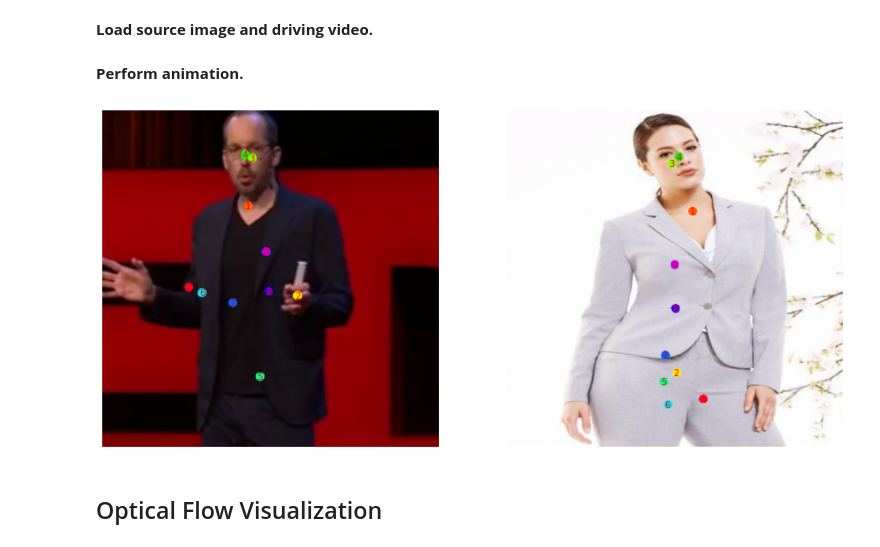
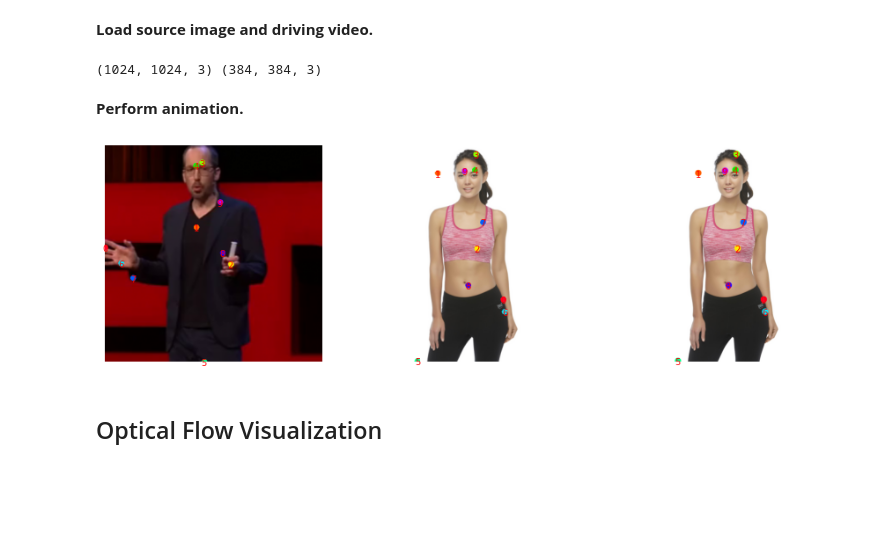
Before and after one commit to akatigre/MRAA-ours, a Jupyter notebook: demo.ipynb, the cells around one changed output. Cells and saved outputs as stored; diff of their text form; code cells hidden in the pictures; blank space fills up the shorter version.

```diff
--- a/demo.ipynb
+++ b/demo.ipynb
@@ -36,14 +36,20 @@ import pickle as pkl
 
 warnings.filterwarnings("ignore")
 dataset = 'ted'
-source_name = f"data/{dataset}/ted_proportionX.png" # "Hitmonchan"
-source_image = imageio.imread(source_name)
+# source_name = f"data/{dataset}/img_00000027.jpg" # "Hitmonchan"
+source_name = f"../prepare_data/deepFashion/img_highres/2-in-1_Space_Dye_Athletic_Tank/img_00000005.jpg"
+source_image = resize(imageio.imread(source_name), (1024, 1024))[..., :3]
+
 driving_video = imageio.mimread(f'data/{dataset}/driving1.mp4')
 
 video_shape = (384, 384) if dataset=='ted' else (256, 256)
-source_image = resize(source_image, video_shape)[..., :3]
+# video_shape = (64, 64)
+source_image256 = resize(source_image, video_shape)[..., :3]
+
 driving_video = [resize(frame, video_shape)[..., :3] for frame in driving_video]
-assert source_image.shape==driving_video[0].shape, f"Frame and image shape mismatch: {source_image.shape}"
+print(source_image.shape, source_image256.shape)
+# %% [output]
+(1024, 1024, 3) (384, 384, 3)
 # %%
 
 if sys.version_info[0] < 3:
@@ -113,36 +123,36 @@ def make_animation(source_image, driving_video, generator, region_predictor, avd
         driving_region_params = region_predictor(driving[:, :, 0]) # First frame
 
     return source_region_params, driving_region_params
 
 
 from skimage.draw import disk
 
 kp_size = 5
 draw_border = True
 colormap = plt.get_cmap('gist_rainbow')
 region_bg_color = [1, 1, 1]
 
-def draw_image_with_kp(image, ax, kp_array):
+def draw_image_with_kp(image, ax, kp_array, kp_size):
 
     image = np.copy(image)
     spatial_size = np.array(image.shape[:2][::-1])[np.newaxis]
     kp_array = spatial_size * (kp_array + 1) / 2
     num_regions = kp_array.shape[0]
     for kp_ind, kp in enumerate(kp_array):
         rr, cc = disk((kp[1], kp[0]), kp_size, shape=image.shape[:2])
         ax.text(kp[0], kp[1], f"{kp_ind}", dict(color='red', va='center', ha='center'))
         image[rr, cc] = np.array(colormap(kp_ind / num_regions))[:3]
     ax.imshow(image)
     ax.axis('off')
     return image
 
 source_region_params, driving_region_params = make_animation(source_image, driving_video, generator,
                              region_predictor, avd_network, animation_mode='avd')
-fig, axs = plt.subplots(nrows=1, ncols=2, figsize=(15, 15))
-
-draw_image_with_kp(driving_video[0], axs[0], driving_region_params['shift'][0].data.cpu().numpy())
-draw_image_with_kp(source_image, axs[1], source_region_params['shift'][0].data.cpu().numpy())
+fig, axs = plt.subplots(nrows=1, ncols=3, figsize=(15, 15))
+draw_image_with_kp(driving_video[0], axs[0], driving_region_params['shift'][0].data.cpu().numpy(), kp_size=5)
+draw_image_with_kp(source_image256, axs[1], source_region_params['shift'][0].data.cpu().numpy(), kp_size=5)
+draw_image_with_kp(source_image, axs[2], source_region_params['shift'][0].data.cpu().numpy(), kp_size=15)
 
 plt.show()
 # %% [output]
-[figure, old version]
+[figure, new version]
```
Also changed, not shown: parts of 24 cells of this notebook, 4 other files.
